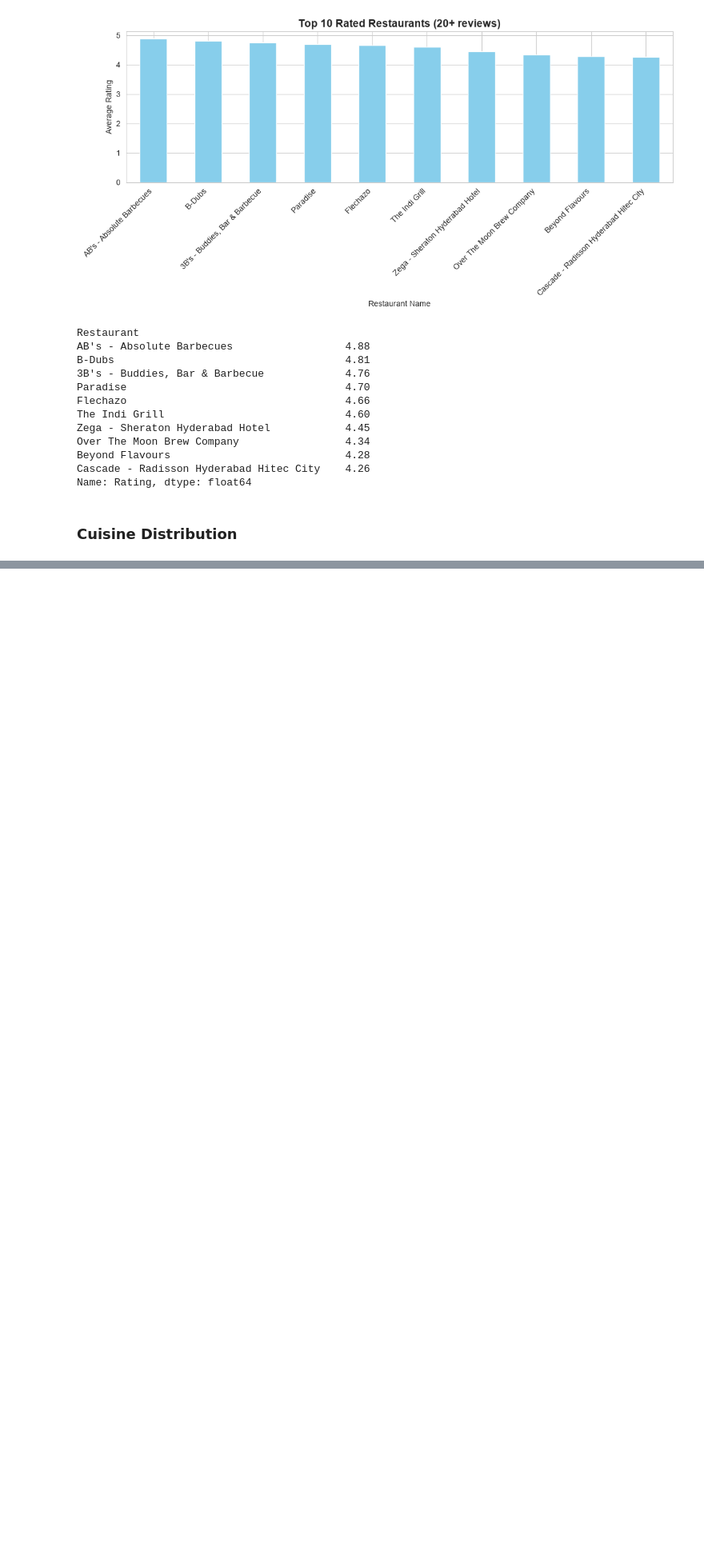
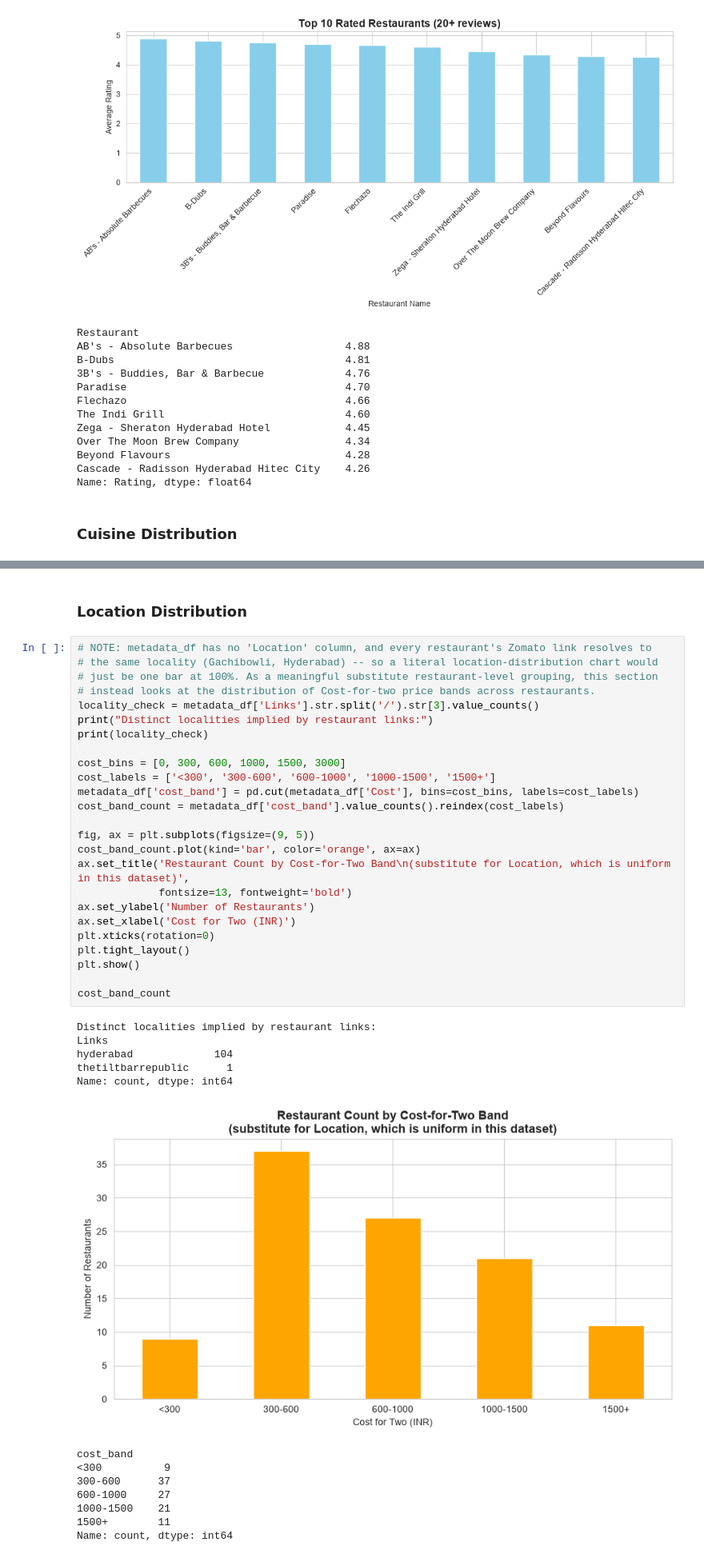
Before and after one commit to Engineer-purvesh18/Zomato-Analysis, a Jupyter notebook: Zomato_EDA.ipynb, the cells around one changed output, grey strips where cells are left out. Shown at 80% size. Drawn from its saved outputs; the diff is of its cells as text; blank space fills up the shorter version.

```diff
--- a/Zomato_EDA.ipynb
+++ b/Zomato_EDA.ipynb
@@ -300,0 +333,41 @@ Name: Rating, dtype: float64
+# %% [markdown]
+### Location Distribution
+# %%
+# NOTE: metadata_df has no 'Location' column, and every restaurant's Zomato link resolves to
+# the same locality (Gachibowli, Hyderabad) -- so a literal location-distribution chart would
+# just be one bar at 100%. As a meaningful substitute restaurant-level grouping, this section
+# instead looks at the distribution of Cost-for-two price bands across restaurants.
+locality_check = metadata_df['Links'].str.split('/').str[3].value_counts()
+print("Distinct localities implied by restaurant links:")
+print(locality_check)
+
+cost_bins = [0, 300, 600, 1000, 1500, 3000]
+cost_labels = ['<300', '300-600', '600-1000', '1000-1500', '1500+']
+metadata_df['cost_band'] = pd.cut(metadata_df['Cost'], bins=cost_bins, labels=cost_labels)
+cost_band_count = metadata_df['cost_band'].value_counts().reindex(cost_labels)
+
+fig, ax = plt.subplots(figsize=(9, 5))
+cost_band_count.plot(kind='bar', color='orange', ax=ax)
+ax.set_title('Restaurant Count by Cost-for-Two Band\n(substitute for Location, which is uniform in this dataset)',
+             fontsize=13, fontweight='bold')
+ax.set_ylabel('Number of Restaurants')
+ax.set_xlabel('Cost for Two (INR)')
+plt.xticks(rotation=0)
+plt.tight_layout()
+plt.show()
+
+cost_band_count
+# %% [output]
+Distinct localities implied by restaurant links:
+Links
+hyderabad             104
+thetiltbarrepublic      1
+Name: count, dtype: int64
+[figure, added]
+cost_band
+<300          9
+300-600      37
+600-1000     27
+1000-1500    21
+1500+        11
+Name: count, dtype: int64
```
Also changed, not shown: parts of 9 cells of this notebook.
